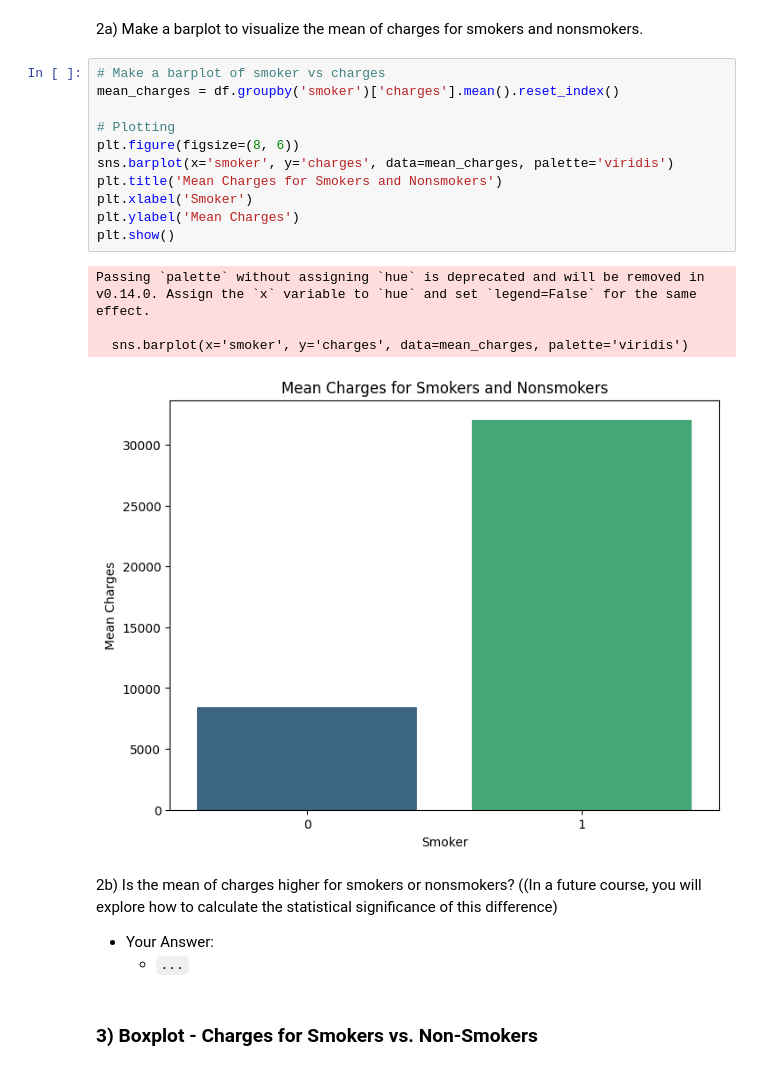
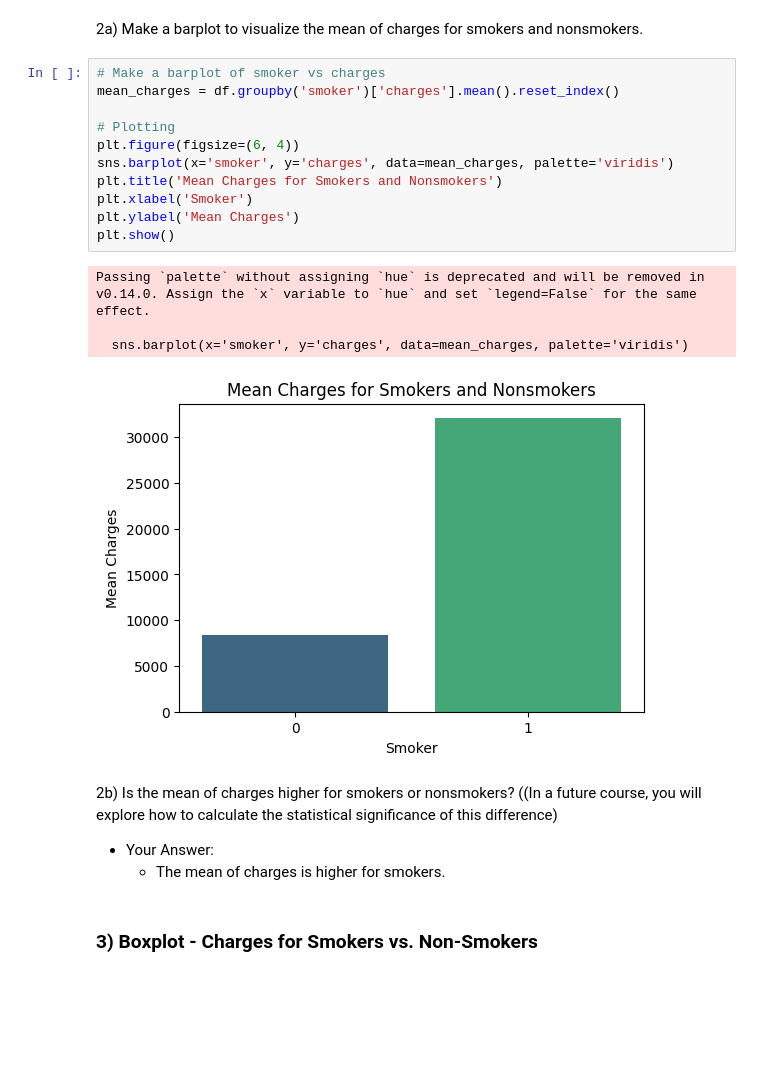
Before and after one commit to katusabevictoria/katusabevictoria, a Jupyter notebook: Data_Visualization_Core_Starter_Notebook.ipynb, the cells around one changed output. Cells and saved outputs as stored; diff of their text form; blank space fills up the shorter version.

```diff
--- a/Data_Visualization_Core_Starter_Notebook.ipynb
+++ b/Data_Visualization_Core_Starter_Notebook.ipynb
@@ -90,24 +90,24 @@ Is it a positive or negative correlation?**
 # %%
 # Make a barplot of smoker vs charges
 mean_charges = df.groupby('smoker')['charges'].mean().reset_index()
 
 # Plotting
-plt.figure(figsize=(8, 6))
+plt.figure(figsize=(6, 4))
 sns.barplot(x='smoker', y='charges', data=mean_charges, palette='viridis')
 plt.title('Mean Charges for Smokers and Nonsmokers')
 plt.xlabel('Smoker')
 plt.ylabel('Mean Charges')
 plt.show()
 # %% [output]
 Passing `palette` without assigning `hue` is deprecated and will be removed in v0.14.0. Assign the `x` variable to `hue` and set `legend=False` for the same effect.
 
   sns.barplot(x='smoker', y='charges', data=mean_charges, palette='viridis')
-[figure, old version]
+[figure, new version]
 # %% [markdown]
 2b) Is the mean of charges higher for smokers or nonsmokers? ((In a future course, you will explore how to calculate the statistical significance of this difference)
 
 - Your Answer:
-  -  `...`
+  -  The mean of charges is higher for smokers.
 # %% [markdown]
 ### 3\) Boxplot - Charges for Smokers vs. Non-Smokers
 # %% [markdown]
```
Also changed, not shown: parts of 16 cells of this notebook.
